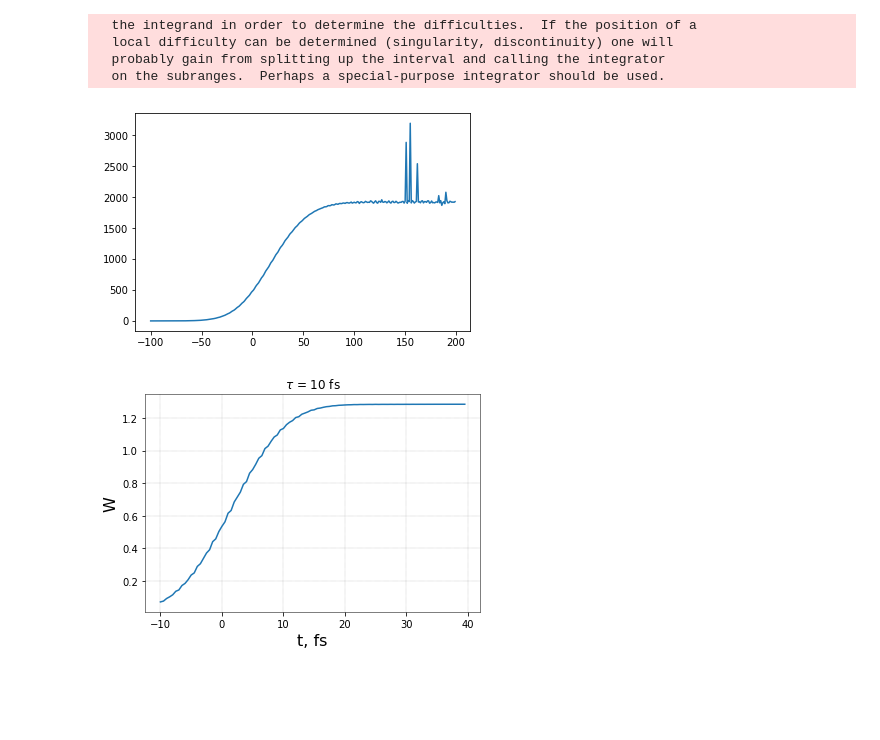
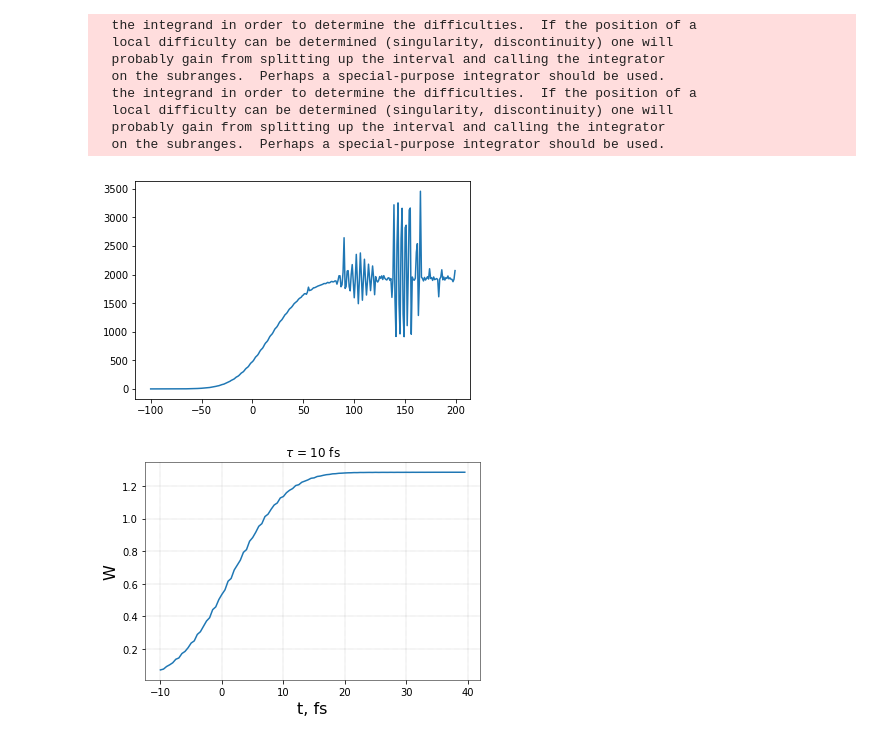
Before and after one commit to sakhnos/Wabs-Wsc, a Jupyter notebook: Wabs(t).ipynb, the cells around one changed output. Cells and saved outputs as stored; diff of their text form; code cells hidden in the pictures; blank space fills up the shorter version.

```diff
--- a/Wabs(t).ipynb
+++ b/Wabs(t).ipynb
@@ -4,6 +4,7 @@
 %reset -f
 import numpy as np
 import math
+import scipy
 from scipy.integrate import odeint
 #from numpy import linspace, array
 import matplotlib.pyplot as plt
@@ -28,8 +29,15 @@ def IntSquaredSciPy(t, w, w0, tau, E0, phi):
   def func(tt, w, w0, tau, E0, phi):
     return np.exp(1j * w * tt) * EGauss(tt, w0, tau, E0, phi)
 
-  JJ = quad(func, -2000, t, args = (w, w0, tau, E0, phi) )   # (tt, w, w0, tau, E0, phi)
-  return (np.abs(JJ[0])) ** 2
+  def func_real(tt, w, w0, tau, E0, phi):
+        return scipy.real(func(tt, w, w0, tau, E0, phi))
+
+  def func_imag(tt, w, w0, tau, E0, phi):
+        return scipy.imag(func(tt, w, w0, tau, E0, phi))
+
+  J_real = quad(func_real, -2000, t, args = (w, w0, tau, E0, phi) )   # (tt, w, w0, tau, E0, phi)
+  J_imag = quad(func_imag, -2000, t, args = (w, w0, tau, E0, phi) )   # (tt, w, w0, tau, E0, phi)
+  return (np.abs(J_real[0] + J_imag[0])) ** 2
 
 
 
@@ -40,34 +48,39 @@ def IntSquared_visualisationSciPy():
   w0 = 2.48
   tau = 35
   E0 = 1
   phi = 0
+
   for i in range(len(JJ)):
     JJ[i] = IntSquaredSciPy(t[i], w, w0, tau, E0, phi)
   plt.plot(t, JJ)
   plt.show()
 IntSquared_visualisationSciPy()
 
 
 
 # def IntSquared_visualisation():
 #   t = np.arange(-100, 200, 2)
 #   JJ = np.zeros(len(t))
 #   w = 2.48
 #   w0 = 2.46
 #   tau = 48
 #   E0 = 1
 #   phi = 0
 #   for i in range(len(JJ)):
 #     JJ[i] = IntSquaredSciPy(t[i], w, w0, tau, E0, phi)
 #   plt.plot(t, JJ)
 #   plt.show()
 #IntSquared_visualisation()
 # %% [output]
   the integrand in order to determine the difficulties.  If the position of a
   local difficulty can be determined (singularity, discontinuity) one will
   probably gain from splitting up the interval and calling the integrator
   on the subranges.  Perhaps a special-purpose integrator should be used.
+  the integrand in order to determine the difficulties.  If the position of a
+  local difficulty can be determined (singularity, discontinuity) one will
+  probably gain from splitting up the interval and calling the integrator
+  on the subranges.  Perhaps a special-purpose integrator should be used.
-[figure, old version]
+[figure, new version]
 # %%
 aB = 0.052 # Bohr's radius in nm
 c = 137    # speed of light, at. u.
```
